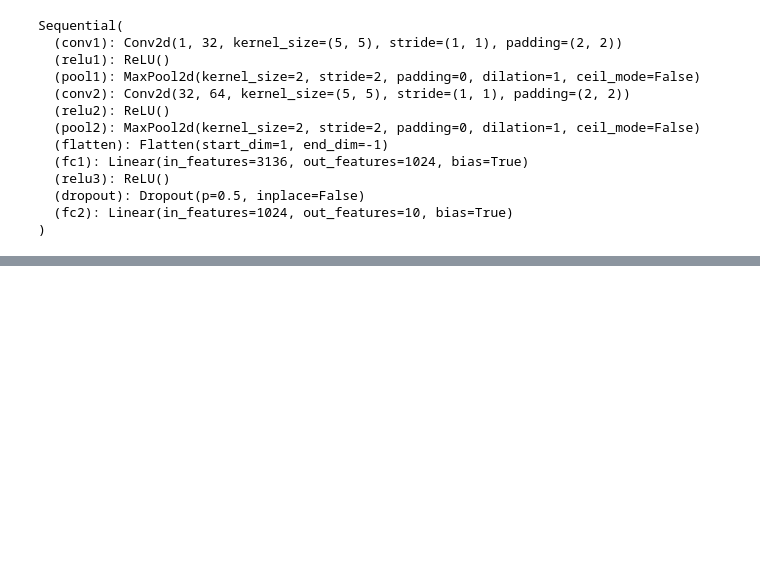
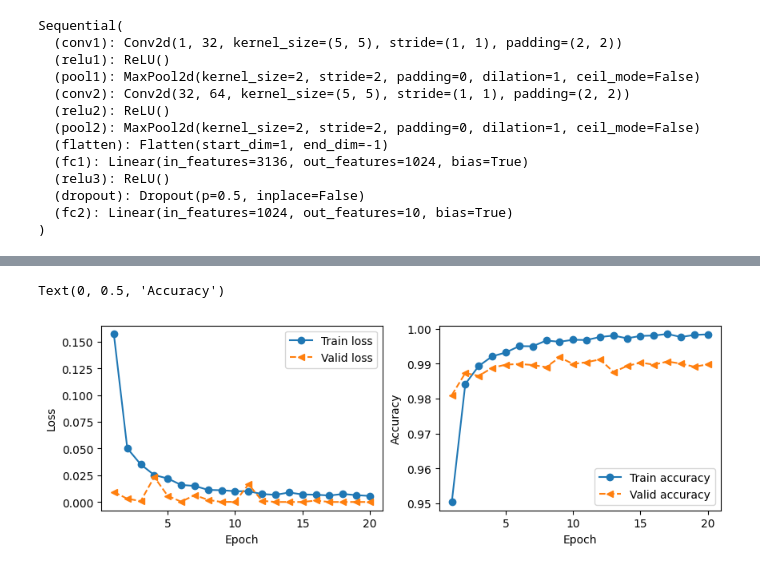
Before and after one commit to jaeohshin/PyTorch_Sklearn_rasbt, a Jupyter notebook: ch14_CNN.ipynb, the cells around one changed output, grey strips where cells are left out. Drawn from its saved outputs; the diff is of its cells as text; code cells hidden in the pictures; blank space fills up the shorter version.

```diff
--- a/ch14_CNN.ipynb
+++ b/ch14_CNN.ipynb
@@ -158,0 +259,20 @@ Sequential(
+# %%
+import matplotlib.pyplot as plt
+x_arr = np.arange(len(Numhis[0]))+1
+fig = plt.figure(figsize=(10, 3))
+ax = fig.add_subplot(1, 2, 1)
+ax.plot(x_arr, Numhis[0], '-o', label='Train loss')
+ax.plot(x_arr, Numhis[1], '--<', label='Valid loss')
+ax.legend()
+ax.set_xlabel('Epoch')
+ax.set_ylabel('Loss')
+
+ax = fig.add_subplot(1, 2, 2)
+ax.plot(x_arr, Numhis[2], '-o', label='Train accuracy')
+ax.plot(x_arr, Numhis[3], '--<', label='Valid accuracy')
+ax.set_xlabel('Epoch')
+ax.legend()
+ax.set_ylabel('Accuracy')
+# %% [output]
+Text(0, 0.5, 'Accuracy')
+[figure, added]
```
Also changed, not shown: parts of 2 cells of this notebook.
